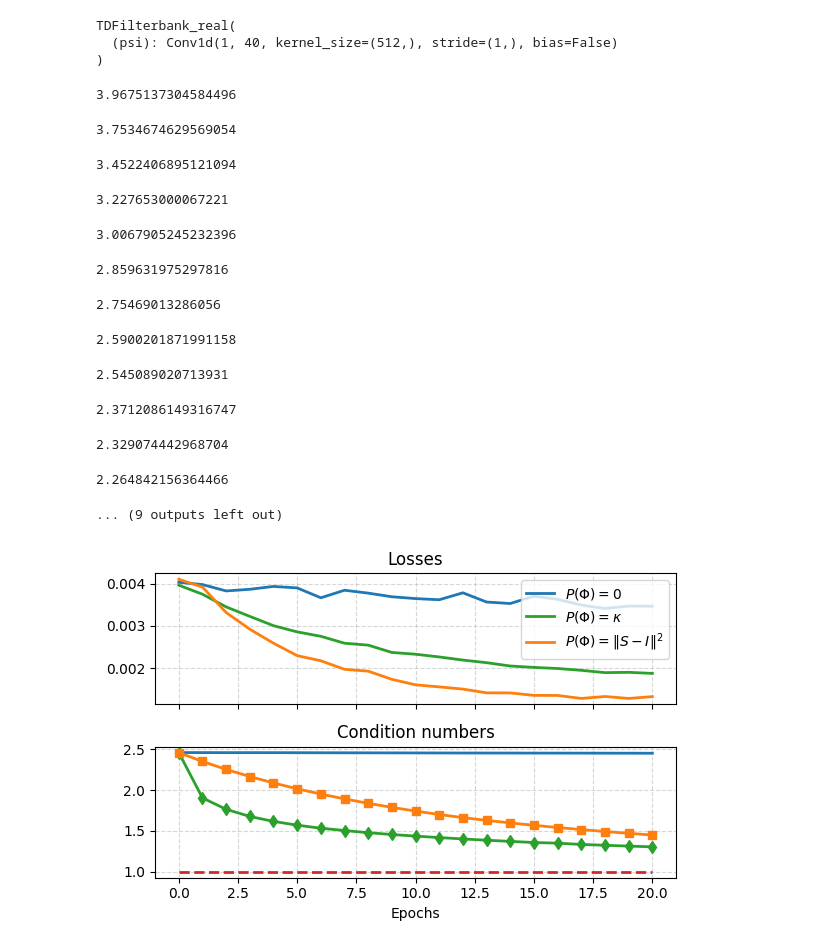
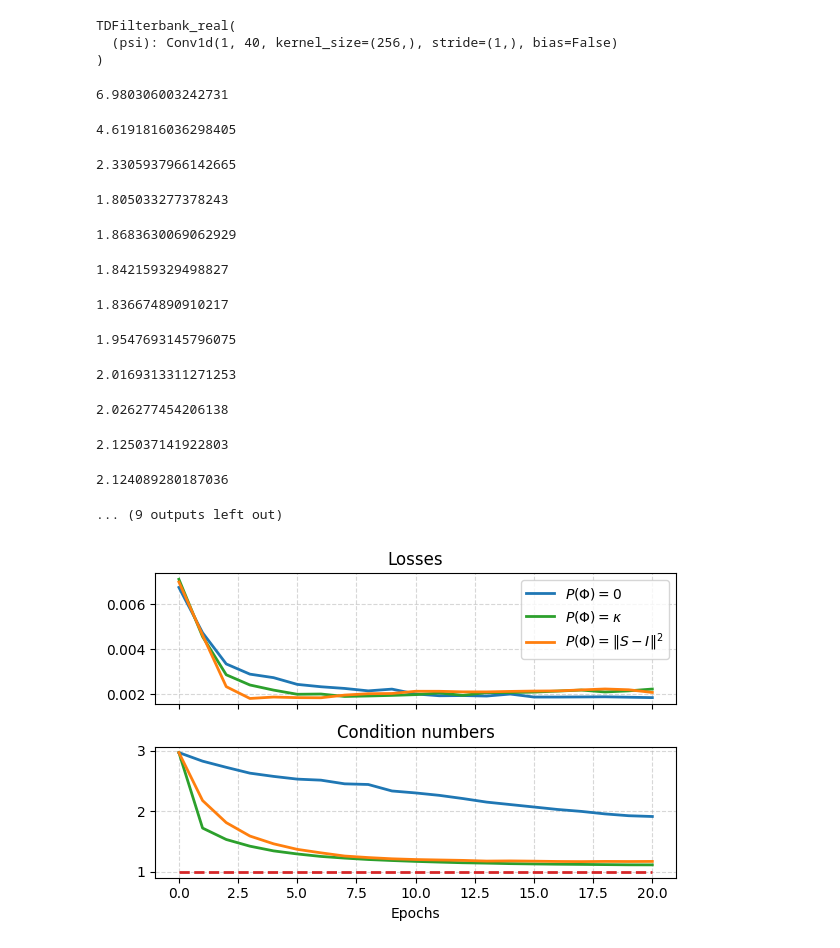
Before and after one commit to danedane-haider/Random-Filterbanks, a Jupyter notebook: Stability of Random Filterbanks under Gradient Descent/Reproducing_Random_Tightness.ipynb, the cells around one changed output. Saved outputs shown, nothing was run; the diff lists cells and outputs as text; code cells hidden in the pictures.

```diff
--- a/Stability of Random Filterbanks under Gradient Descent/Reproducing_Random_Tightness.ipynb
+++ b/Stability of Random Filterbanks under Gradient Descent/Reproducing_Random_Tightness.ipynb
@@ -18,7 +19,7 @@ HYPERPARAMS = {
     "synth": {
         "N": 1032,
         "J": 40,
-        "T": 512,
+        "T": 256,
         "sr": 16000,
         "fmin": 64,
         "fmax": 8000,
@@ -67,7 +68,7 @@ baseline = TDFilterbank_real(spec, w_init)
 print(baseline)
 # %% [output]
 TDFilterbank_real(
-  (psi): Conv1d(1, 40, kernel_size=(512,), stride=(1,), bias=False)
+  (psi): Conv1d(1, 40, kernel_size=(256,), stride=(1,), bias=False)
 )
 # %%
 # loss functions with penalization terms
@@ -191,70 +194,91 @@ lr = 0.001
 # %%
+# start = time.time()
+
 # baseline = TDFilterbank_real(spec, w_init)
 # losses_mse, conditions_mse = train(
 #     baseline=baseline,
 #     penalization='mse',
 #     lr=lr,
+#     beta_k=beta_k,
+#     beta_S=beta_S,
 #     n_epochs=n_epochs,
 #     epoch_size=epoch_size)
 
+# end = time.time()
+# time_mse = end - start
+
+# start = time.time()
+
+# baseline = TDFilterbank_real(spec, w_init)
+# losses_kappa, conditions_kappa = train(
+#     baseline=baseline,
+#     penalization='kappa',
+#     lr=lr,
+#     beta_k=beta_k,
+#     beta_S=beta_S,
+#     n_epochs=n_epochs,
+#     epoch_size=epoch_size)
+
+# end = time.time()
+# time_kappa = end - start
+
+start = time.time()
+
 baseline = TDFilterbank_real(spec, w_init)
-losses_kappa, conditions_kappa = train(
+losses_fo, conditions_fo = train(
     baseline=baseline,
-    penalization='kappa',
+    penalization='S',
     lr=lr,
+    beta_k=beta_k,
+    beta_S=beta_S,
     n_epochs=n_epochs,
     epoch_size=epoch_size)
 
-# baseline = TDFilterbank_real(spec, w_init)
-# losses_fo, conditions_fo = train(
-#     baseline=baseline,
-#     penalization='S',
-#     lr=lr,
-#     n_epochs=n_epochs,
-#     epoch_size=epoch_size)
+end = time.time()
+time_S = end - start
 # %% [output]
-3.9675137304584496
+6.980306003242731
-3.7534674629569054
+4.6191816036298405
-3.4522406895121094
+2.3305937966142665
-3.227653000067221
+1.805033277378243
-3.0067905245232396
+1.8683630069062929
-2.859631975297816
+1.842159329498827
-2.75469013286056
+1.836674890910217
-2.5900201871991158
+1.9547693145796075
-2.545089020713931
+2.0169313311271253
-2.3712086149316747
+2.026277454206138
-2.329074442968704
+2.125037141922803
-2.264842156364466
+2.124089280187036
 ... (9 outputs left out)
 # %%
 # plot losses and condition numbers over epochs
 
 plt.rcParams['text.usetex'] = False
 
 fig, axes = plt.subplots(2, 1, figsize=(6, 4), sharex=True)
 Ts = np.arange(0, n_epochs+1)
 
 ax = axes[0]
 ax.plot(Ts, losses_mse, 'tab:blue', linewidth=2, label='$P(\Phi) = 0$')
 ax.plot(Ts, losses_kappa, 'tab:green', linewidth=2, label='$P(\Phi) = \kappa$')
 ax.plot(Ts, losses_fo, 'tab:orange', linewidth=2, label = '$P(\Phi) = \Vert S-I \Vert^2$')
 
 ax.set_title('Losses')
 ax.legend(loc='upper right')
 ax.grid(linestyle='--', alpha=0.5)
 
 ax = axes[1]
 ax.plot(Ts, conditions_mse, 'tab:blue', linewidth=2)
-ax.plot(Ts, conditions_kappa, 'tab:green', linewidth=2, marker = 'd')
-ax.plot(Ts, conditions_fo, 'tab:orange', linewidth=2, marker = 's')
+ax.plot(Ts, conditions_kappa, 'tab:green', linewidth=2)
+ax.plot(Ts, conditions_fo, 'tab:orange', linewidth=2)
 ax.plot(Ts, np.ones(len(Ts)), 'tab:red', linewidth=2, linestyle='--')
 
 ax.set_title('Condition numbers')
 ax.set_xlabel('Epochs')
 ax.grid(linestyle='--', alpha=0.5)
 
 plt.tight_layout()
 
 plt.savefig('Reproducing_Random_Tightness.pdf', bbox_inches='tight')
 # %% [output]
-[figure, old version]
+[figure, new version]
```
Also changed, not shown: parts of 6 cells of this notebook, 4 other files.
